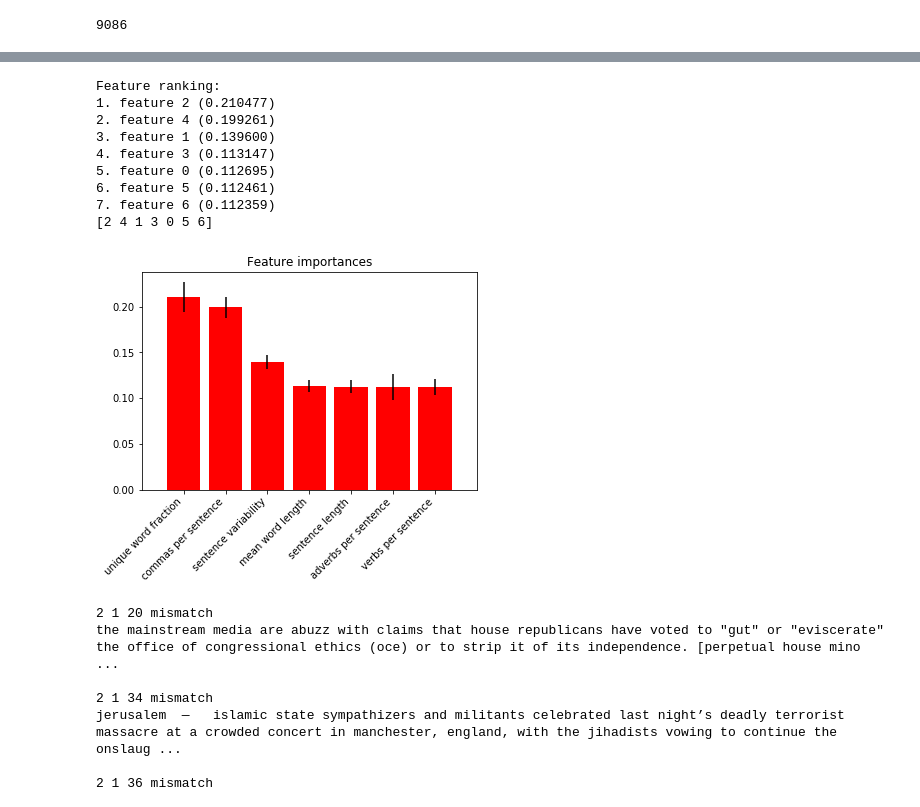
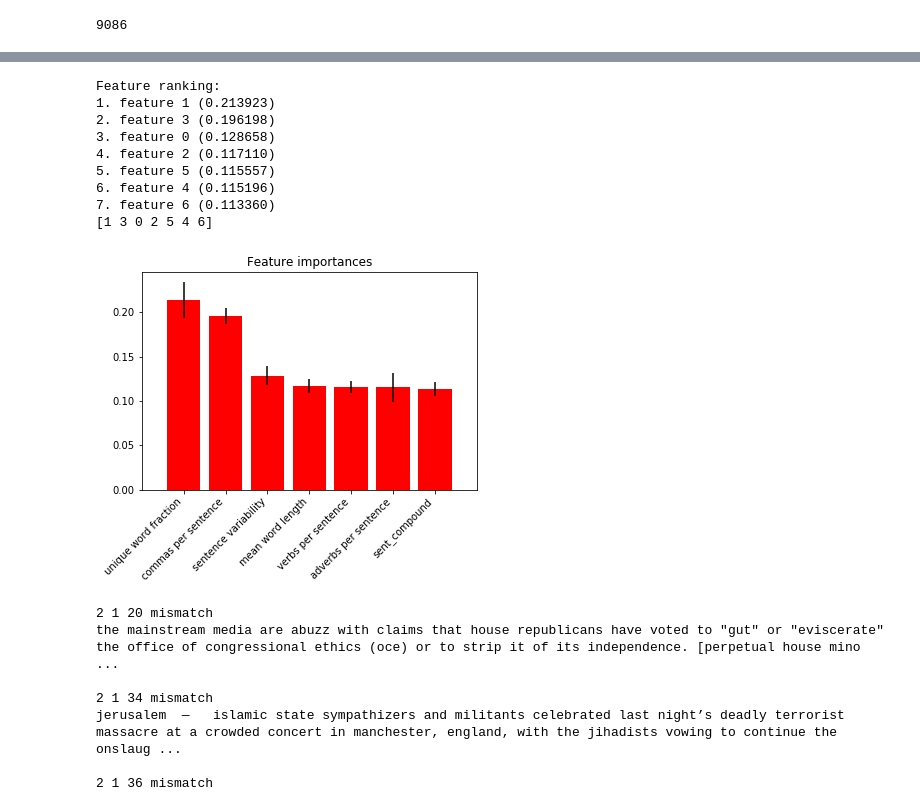
Before and after one commit to jwymbs23/insight, a Jupyter notebook: eda_news_articles.ipynb, the cells around one changed output, grey strips where cells are left out. Saved outputs shown, nothing was run; the diff lists cells and outputs as text; code cells hidden in the pictures.

```diff
--- a/eda_news_articles.ipynb
+++ b/eda_news_articles.ipynb
@@ -190,10 +190,12 @@ class Publication():
     def calc_sent_len_std(self):
         self.sent_len_std = [np.std([len(sent) for sent in text]) for text in self.sent_tok]
 
-    def calc_cps(self):
+    def calc_punc_ps(self):
         if not self.sent_count:
             self.calc_sent_count()
-        self.cps = [counter[',']/sent_num for counter, sent_num in zip(self.string_count, self.sent_count)]
+        self.cps = [float(counter[',']/sent_num) for counter, sent_num in zip(self.string_count, self.sent_count)]
+        self.qps = [float(counter['?']/sent_num) for counter, sent_num in zip(self.string_count, self.sent_count)]
+        self.exps = [float(counter['!']/sent_num) for counter, sent_num in zip(self.string_count, self.sent_count)]
 
     def calc_pos_counts(self):
         #tag text:
@@ -489,6 +543,9 @@ cps = []
 adverb_ps = []
 sup_adv_ps = []
 verb_ps = []
+sent_compound = []
+#VB, VBD, VBG, VBN, VBP, VBZ
+#RB, WRB, RBR, RBS
 #feature names: word_count, sent_count, sent_len, unique_word_frac, word_len, sent_len_std, cps
 for i in [nyt, breit, wapo]:
     wc += i.word_count
@@ -499,7 +556,10 @@ for i in [nyt, breit, wapo]:
     cps += i.cps
     adverb_ps += [float(sum(dict_vals.values())/sl) for dict_vals, sl in zip(i.adverb_count, i.sent_count)]
     sup_adv_ps += [float(dict_vals['WRB']/sl) for dict_vals, sl in zip(i.adverb_count, i.sent_count)]
-    verb_ps += [float(sum(dict_vals.values())/sl) for dict_vals, sl in zip(i.verb_count, i.sent_count)]
+    verb_ps += [float(dict_vals['VBZ']/sl) for dict_vals, sl in zip(i.verb_count, i.sent_count)]
+    sent_compound += [vec[2] if vec[1] + vec[3] == 0 else vec[2]/(vec[1] + vec[3]) for vec in i.sentiment_vec]
+print(sup_adv_ps[:10])
+print(sent_compound[:10])
 #print(nyt.adverb_count)
 #print(total_adverb_ps[:10])
 #wc = nyt_wc + breit_wc + wapo_wc
@@ -512,7 +575,12 @@ for i in [nyt, breit, wapo]:
 # %%
 #combine features
 X = [[i, j, k, l, m, n, o] for i, j, k, l, m, n, o in zip(
-    sent_len, sent_len_std, unique_word_frac, word_len, cps, sup_adv_ps, verb_ps)]
+    sent_len_std, unique_word_frac, word_len, cps, sup_adv_ps, verb_ps, sent_compound)]
+
+feature_names = ['sentence variability', 'unique word fraction',
+                 'mean word length', 'commas per sentence', 'adverbs per sentence',
+                 'verbs per sentence', 'sent_compound']
+
 n_samples = len(X)
 data_boundaries = [len(i.word_count) for i in [nyt, breit, wapo]]
 print(data_boundaries)
@@ -563,5 +630,8 @@ print(len(text_list))
 #clf = clf.fit(X_train, y_train)
 
 from sklearn.ensemble import RandomForestClassifier
-clf = RandomForestClassifier(n_estimators=10)
+clf = RandomForestClassifier(n_estimators=30)
 clf = clf.fit(X_train, y_train)
+
+y_pred = clf.predict(X_test)
+#chance = [0 if random.random() > 0.5 else 1 for _ in range(len(y_pred))]
@@ -624,36 +691,35 @@ Normalized confusion matrix
 # %%
 importances = clf.feature_importances_
 std = np.std([tree.feature_importances_ for tree in clf.estimators_],
              axis=0)
 indices = np.argsort(importances)[::-1]
 
 # Print the feature ranking
 print("Feature ranking:")
 
 for f in range(len(X[0])):#.shape[1]):
     print("%d. feature %d (%f)" % (f + 1, indices[f], importances[indices[f]]))
-feature_names = ['sentence length', 'sentence variability', 'unique word fraction',
-                 'mean word length', 'commas per sentence', 'adverbs per sentence', 'verbs per sentence']
-# Plot the feature importances of the forest
+
+    # Plot the feature importances of the forest
 plt.figure()
 plt.title("Feature importances")
 plt.bar(range(len(X[0])), importances[indices],
        color="r", yerr=std[indices], align="center")
 print(indices)
 plt.xticks(range(len(X[0])), [feature_names[i] for i in indices], rotation = 45, ha = 'right')
 plt.xlim([-1, len(X[0])])
 plt.show()
 # %% [output]
 Feature ranking:
-1. feature 2 (0.210477)
-2. feature 4 (0.199261)
-3. feature 1 (0.139600)
-4. feature 3 (0.113147)
-5. feature 0 (0.112695)
-6. feature 5 (0.112461)
-7. feature 6 (0.112359)
-[2 4 1 3 0 5 6]
+1. feature 1 (0.213923)
+2. feature 3 (0.196198)
+3. feature 0 (0.128658)
+4. feature 2 (0.117110)
+5. feature 5 (0.115557)
+6. feature 4 (0.115196)
+7. feature 6 (0.113360)
+[1 3 0 2 5 4 6]
-[figure, old version]
+[figure, new version]
 # %%
 conf_mat = np.zeros((3,3))
 count = 0
```
Also changed, not shown: parts of 11 cells of this notebook.
